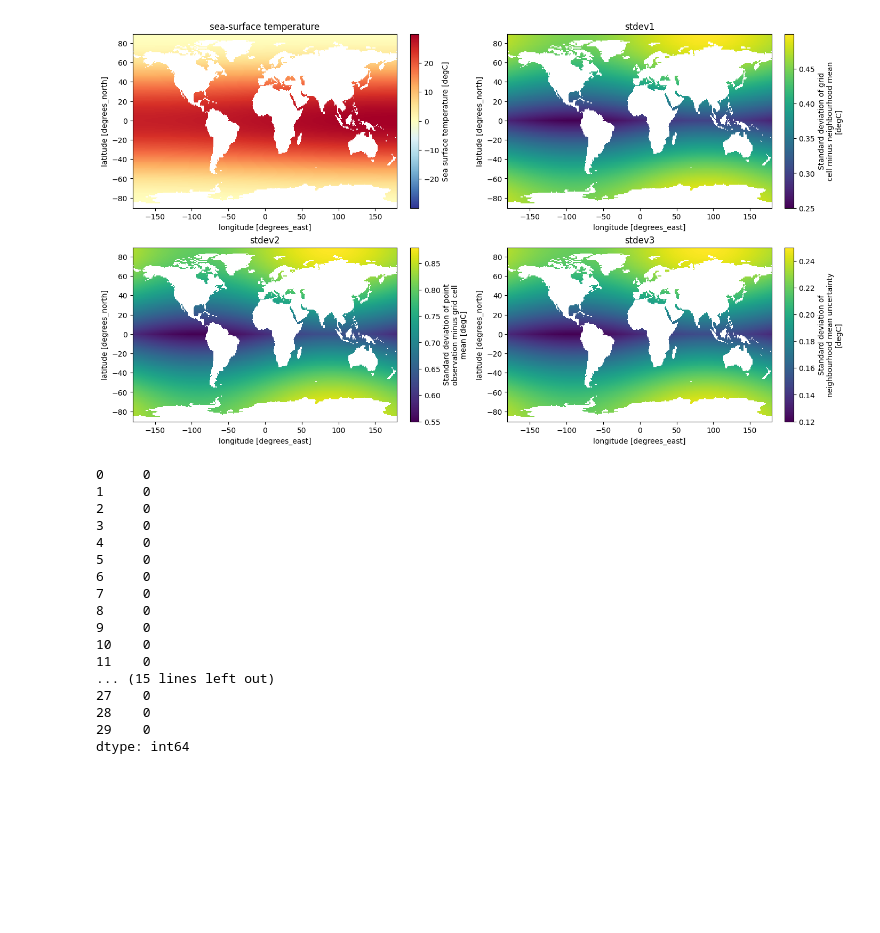
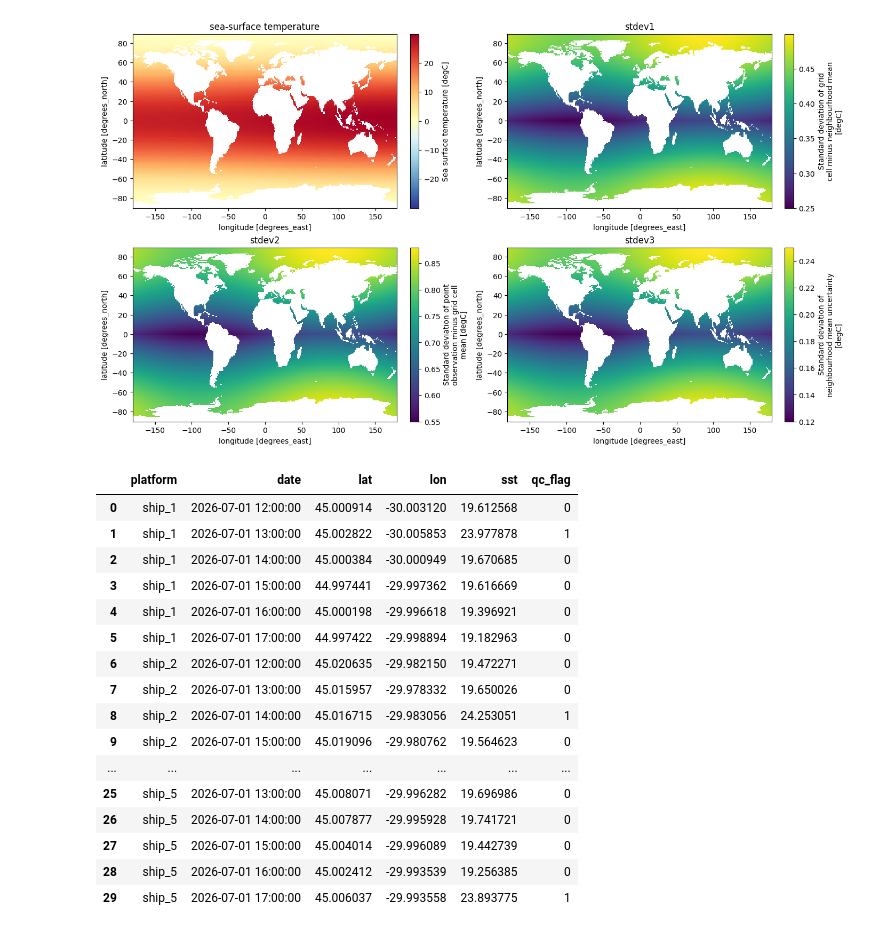
Before and after one commit to glamod/marine_qc, a Jupyter notebook: docs/notebooks/qc_grouped.ipynb, the cells around one changed output. Drawn from its saved outputs; the diff is of its cells as text; code cells hidden in the pictures; blank space fills up the shorter version.

```diff
--- a/docs/notebooks/qc_grouped.ipynb
+++ b/docs/notebooks/qc_grouped.ipynb
@@ -151,39 +146,39 @@ sst_stdev1 = Climatology(climatology_data.sst_stdev1)
 sst_stdev2 = Climatology(climatology_data.sst_stdev2)
 sst_stdev3 = Climatology(climatology_data.sst_stdev3)
 # %%
-qc_bayesian_buddy_check = do_bayesian_buddy_check(
+qc_buddy = do_bayesian_buddy_check(
     value=data.sst,
     lat=data.lat,
     lon=data.lon,
     date=data.date,
     climatology=climatology_data.sst,
     stdev1=sst_stdev1,
     stdev2=sst_stdev2,
     stdev3=sst_stdev3,
     prior_probability_of_gross_error=0.05,
     quantization_interval=0.1,
     one_sigma_measurement_uncertainty=1.0,
     limits=[2, 2, 4],
     noise_scaling=3.0,
     maximum_anomaly=8.0,
     fail_probability=0.3,
 )
-qc_bayesian_buddy_check
+pd.DataFrame({**data, "qc_flag": qc_buddy})
 # %% [output]
-0     0
-1     0
-2     0
-3     0
-4     0
-5     0
-6     0
-7     0
-8     0
-9     0
-10    0
-11    0
-... (15 lines left out)
-27    0
-28    0
-29    0
-dtype: int64
+|  | platform | date | lat | lon | sst | qc_flag |
+| 0 | ship_1 | 2026-07-01 12:00:00 | 45.000914 | -30.003120 | 19.612568 | 0 |
+| 1 | ship_1 | 2026-07-01 13:00:00 | 45.002822 | -30.005853 | 23.977878 | 1 |
+| 2 | ship_1 | 2026-07-01 14:00:00 | 45.000384 | -30.000949 | 19.670685 | 0 |
+| 3 | ship_1 | 2026-07-01 15:00:00 | 44.997441 | -29.997362 | 19.616669 | 0 |
+| 4 | ship_1 | 2026-07-01 16:00:00 | 45.000198 | -29.996618 | 19.396921 | 0 |
+| 5 | ship_1 | 2026-07-01 17:00:00 | 44.997422 | -29.998894 | 19.182963 | 0 |
+| 6 | ship_2 | 2026-07-01 12:00:00 | 45.020635 | -29.982150 | 19.472271 | 0 |
+| 7 | ship_2 | 2026-07-01 13:00:00 | 45.015957 | -29.978332 | 19.650026 | 0 |
+| 8 | ship_2 | 2026-07-01 14:00:00 | 45.016715 | -29.983056 | 24.253051 | 1 |
+| 9 | ship_2 | 2026-07-01 15:00:00 | 45.019096 | -29.980762 | 19.564623 | 0 |
+| ... | ... | ... | ... | ... | ... | ... |
+| 25 | ship_5 | 2026-07-01 13:00:00 | 45.008071 | -29.996282 | 19.696986 | 0 |
+| 26 | ship_5 | 2026-07-01 14:00:00 | 45.007877 | -29.995928 | 19.741721 | 0 |
+| 27 | ship_5 | 2026-07-01 15:00:00 | 45.004014 | -29.996089 | 19.442739 | 0 |
+| 28 | ship_5 | 2026-07-01 16:00:00 | 45.002412 | -29.993539 | 19.256385 | 0 |
+| 29 | ship_5 | 2026-07-01 17:00:00 | 45.006037 | -29.993558 | 23.893775 | 1 |
```
Also changed, not shown: parts of 9 cells of this notebook.
